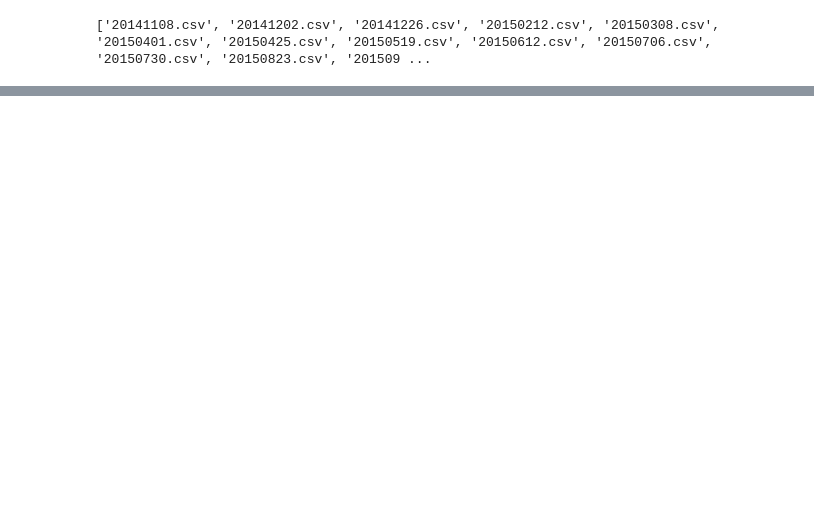
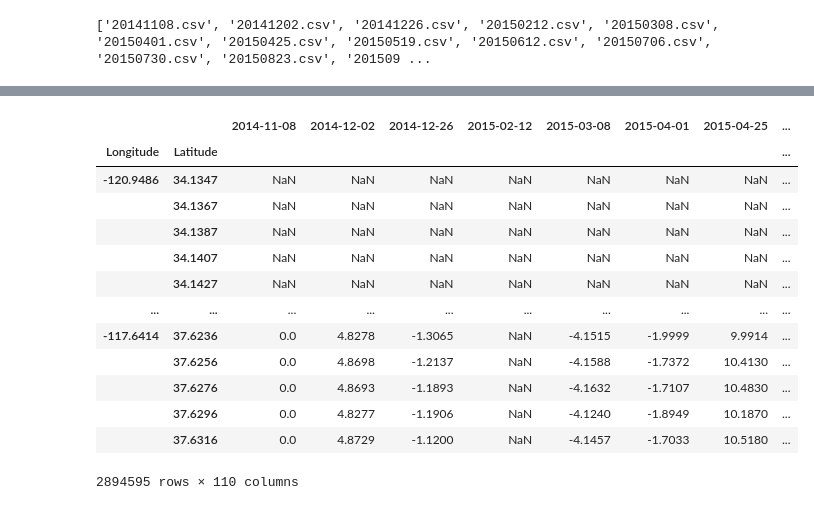
Before and after one commit to JayUpadhyayCS/DSFellowship, a Jupyter notebook: LSTMAttempt716.ipynb, the cells around one changed output, grey strips where cells are left out. Drawn from its saved outputs; the diff is of its cells as text; code cells hidden in the pictures; blank space fills up the shorter version.

```diff
--- a/LSTMAttempt716.ipynb
+++ b/LSTMAttempt716.ipynb
@@ -93,3 +80,20 @@ dftest
+# %%
+df
+# %% [output]
+|  |  | 2014-11-08 | 2014-12-02 | 2014-12-26 | 2015-02-12 | 2015-03-08 | 2015-04-01 | 2015-04-25 | ... |
+| Longitude | Latitude |  |  |  |  |  |  |  | ... |
+| -120.9486 | 34.1347 | NaN | NaN | NaN | NaN | NaN | NaN | NaN | ... |
+|  | 34.1367 | NaN | NaN | NaN | NaN | NaN | NaN | NaN | ... |
+|  | 34.1387 | NaN | NaN | NaN | NaN | NaN | NaN | NaN | ... |
+|  | 34.1407 | NaN | NaN | NaN | NaN | NaN | NaN | NaN | ... |
+|  | 34.1427 | NaN | NaN | NaN | NaN | NaN | NaN | NaN | ... |
+| ... | ... | ... | ... | ... | ... | ... | ... | ... | ... |
+| -117.6414 | 37.6236 | 0.0 | 4.8278 | -1.3065 | NaN | -4.1515 | -1.9999 | 9.9914 | ... |
+|  | 37.6256 | 0.0 | 4.8698 | -1.2137 | NaN | -4.1588 | -1.7372 | 10.4130 | ... |
+|  | 37.6276 | 0.0 | 4.8693 | -1.1893 | NaN | -4.1632 | -1.7107 | 10.4830 | ... |
+|  | 37.6296 | 0.0 | 4.8277 | -1.1906 | NaN | -4.1240 | -1.8949 | 10.1870 | ... |
+|  | 37.6316 | 0.0 | 4.8729 | -1.1200 | NaN | -4.1457 | -1.7033 | 10.5180 | ... |
+2894595 rows × 110 columns
 # %%
 df.query("Longitude==-117.6414 and Latitude==37.6236")
 # print(dftest.query('20141108'))
```
Also changed, not shown: parts of 14 cells of this notebook, 3 other files.
